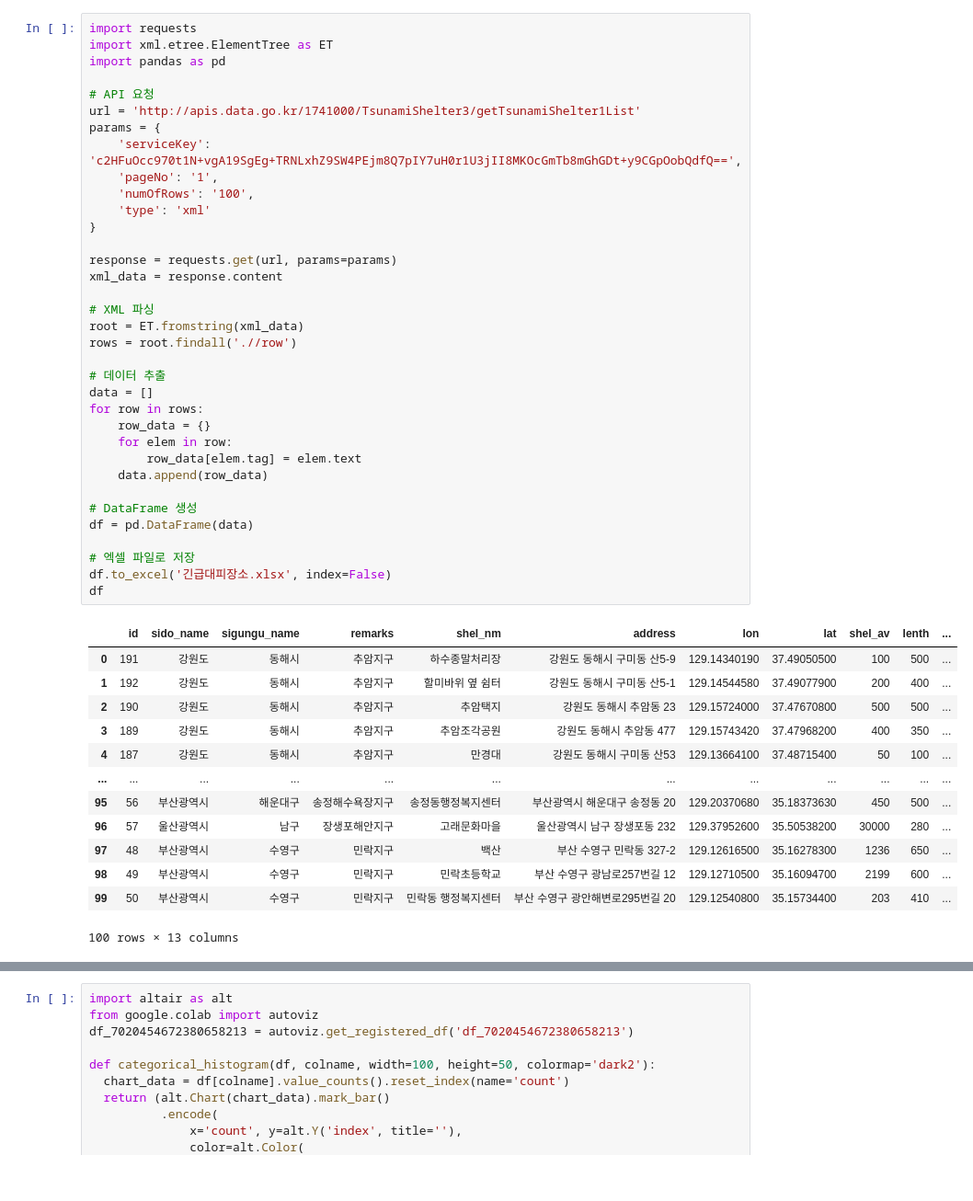
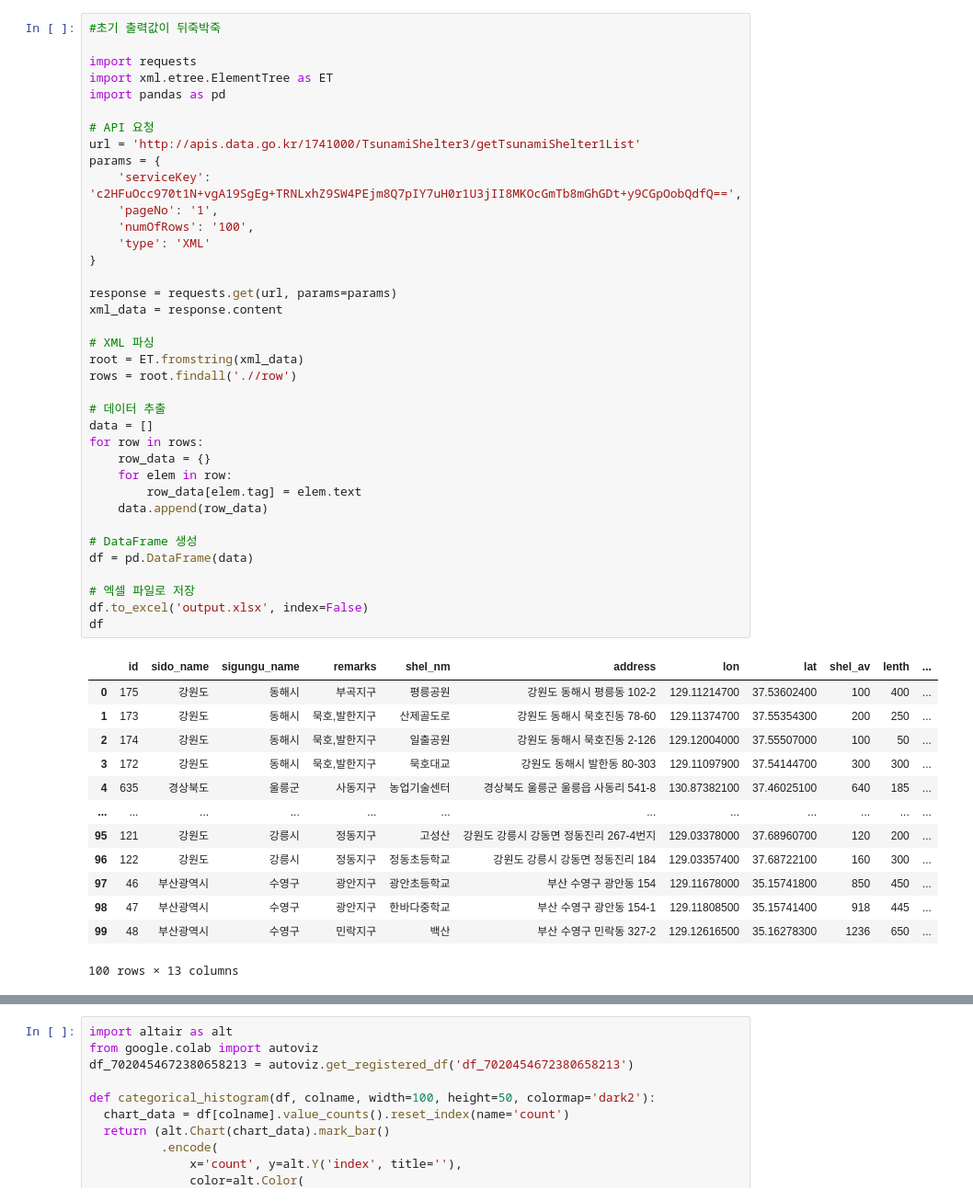
Before and after one commit to YimTaeHyeok/python, a Jupyter notebook: 행정안전부_지진해일_긴급대피장소.ipynb, the cells around one changed output, grey strips where cells are left out. Shown at 92% size. Cells and saved outputs as stored; diff of their text form.

```diff
--- a/행정안전부_지진해일_긴급대피장소.ipynb
+++ b/행정안전부_지진해일_긴급대피장소.ipynb
@@ -1,6 +1,8 @@
 # %% [markdown]
 <a href="https://colab.research.google.com/github/YimTaeHyeok/python/blob/main/%ED%96%89%EC%A0%95%EC%95%88%EC%A0%84%EB%B6%80_%EC%A7%80%EC%A7%84%ED%95%B4%EC%9D%BC_%EA%B8%B4%EA%B8%89%EB%8C%80%ED%94%BC%EC%9E%A5%EC%86%8C.ipynb" target="_parent"><img src="https://colab.research.google.com/assets/colab-badge.svg" alt="Open In Colab"/></a>
 # %%
+#초기 출력값이 뒤죽박죽
+
 import requests
 import xml.etree.ElementTree as ET
 import pandas as pd
@@ -8,44 +10,44 @@ import pandas as pd
 # API 요청
 url = 'http://apis.data.go.kr/1741000/TsunamiShelter3/getTsunamiShelter1List'
 params = {
     'serviceKey': 'c2HFuOcc970t1N+vgA19SgEg+TRNLxhZ9SW4PEjm8Q7pIY7uH0r1U3jII8MKOcGmTb8mGhGDt+y9CGpOobQdfQ==',
     'pageNo': '1',
     'numOfRows': '100',
-    'type': 'xml'
+    'type': 'XML'
 }
 
 response = requests.get(url, params=params)
 xml_data = response.content
 
 # XML 파싱
 root = ET.fromstring(xml_data)
 rows = root.findall('.//row')
 
 # 데이터 추출
 data = []
 for row in rows:
     row_data = {}
     for elem in row:
         row_data[elem.tag] = elem.text
     data.append(row_data)
 
 # DataFrame 생성
 df = pd.DataFrame(data)
 
 # 엑셀 파일로 저장
-df.to_excel('긴급대피장소.xlsx', index=False)
+df.to_excel('output.xlsx', index=False)
 df
 # %% [output]
 |  | id | sido_name | sigungu_name | remarks | shel_nm | address | lon | lat | shel_av | lenth | ... |
-| 0 | 191 | 강원도 | 동해시 | 추암지구 | 하수종말처리장 | 강원도 동해시 구미동 산5-9 | 129.14340190 | 37.49050500 | 100 | 500 | ... |
-| 1 | 192 | 강원도 | 동해시 | 추암지구 | 할미바위 옆 쉼터 | 강원도 동해시 구미동 산5-1 | 129.14544580 | 37.49077900 | 200 | 400 | ... |
-| 2 | 190 | 강원도 | 동해시 | 추암지구 | 추암택지 | 강원도 동해시 추암동 23 | 129.15724000 | 37.47670800 | 500 | 500 | ... |
-| 3 | 189 | 강원도 | 동해시 | 추암지구 | 추암조각공원 | 강원도 동해시 추암동 477 | 129.15743420 | 37.47968200 | 400 | 350 | ... |
-| 4 | 187 | 강원도 | 동해시 | 추암지구 | 만경대 | 강원도 동해시 구미동 산53 | 129.13664100 | 37.48715400 | 50 | 100 | ... |
+| 0 | 175 | 강원도 | 동해시 | 부곡지구 | 평릉공원 | 강원도 동해시 평릉동 102-2 | 129.11214700 | 37.53602400 | 100 | 400 | ... |
+| 1 | 173 | 강원도 | 동해시 | 묵호,발한지구 | 산제골도로 | 강원도 동해시 묵호진동 78-60 | 129.11374700 | 37.55354300 | 200 | 250 | ... |
+| 2 | 174 | 강원도 | 동해시 | 묵호,발한지구 | 일출공원 | 강원도 동해시 묵호진동 2-126 | 129.12004000 | 37.55507000 | 100 | 50 | ... |
+| 3 | 172 | 강원도 | 동해시 | 묵호,발한지구 | 묵호대교 | 강원도 동해시 발한동 80-303 | 129.11097900 | 37.54144700 | 300 | 300 | ... |
+| 4 | 635 | 경상북도 | 울릉군 | 사동지구 | 농업기술센터 | 경상북도 울릉군 울릉읍 사동리 541-8 | 130.87382100 | 37.46025100 | 640 | 185 | ... |
 | ... | ... | ... | ... | ... | ... | ... | ... | ... | ... | ... | ... |
-| 95 | 56 | 부산광역시 | 해운대구 | 송정해수욕장지구 | 송정동행정복지센터 | 부산광역시 해운대구 송정동 20 | 129.20370680 | 35.18373630 | 450 | 500 | ... |
-| 96 | 57 | 울산광역시 | 남구 | 장생포해안지구 | 고래문화마을 | 울산광역시 남구 장생포동 232 | 129.37952600 | 35.50538200 | 30000 | 280 | ... |
-| 97 | 48 | 부산광역시 | 수영구 | 민락지구 | 백산 | 부산 수영구 민락동 327-2 | 129.12616500 | 35.16278300 | 1236 | 650 | ... |
-| 98 | 49 | 부산광역시 | 수영구 | 민락지구 | 민락초등학교 | 부산 수영구 광남로257번길 12 | 129.12710500 | 35.16094700 | 2199 | 600 | ... |
-| 99 | 50 | 부산광역시 | 수영구 | 민락지구 | 민락동 행정복지센터 | 부산 수영구 광안해변로295번길 20 | 129.12540800 | 35.15734400 | 203 | 410 | ... |
+| 95 | 121 | 강원도 | 강릉시 | 정동지구 | 고성산 | 강원도 강릉시 강동면 정동진리 267-4번지 | 129.03378000 | 37.68960700 | 120 | 200 | ... |
+| 96 | 122 | 강원도 | 강릉시 | 정동지구 | 정동초등학교 | 강원도 강릉시 강동면 정동진리 184 | 129.03357400 | 37.68722100 | 160 | 300 | ... |
+| 97 | 46 | 부산광역시 | 수영구 | 광안지구 | 광안초등학교 | 부산 수영구 광안동 154 | 129.11678000 | 35.15741800 | 850 | 450 | ... |
+| 98 | 47 | 부산광역시 | 수영구 | 광안지구 | 한바다중학교 | 부산 수영구 광안동 154-1 | 129.11808500 | 35.15741400 | 918 | 445 | ... |
+| 99 | 48 | 부산광역시 | 수영구 | 민락지구 | 백산 | 부산 수영구 민락동 327-2 | 129.12616500 | 35.16278300 | 1236 | 650 | ... |
 100 rows × 13 columns
```
Also changed, not shown: parts of 7 cells of this notebook.
